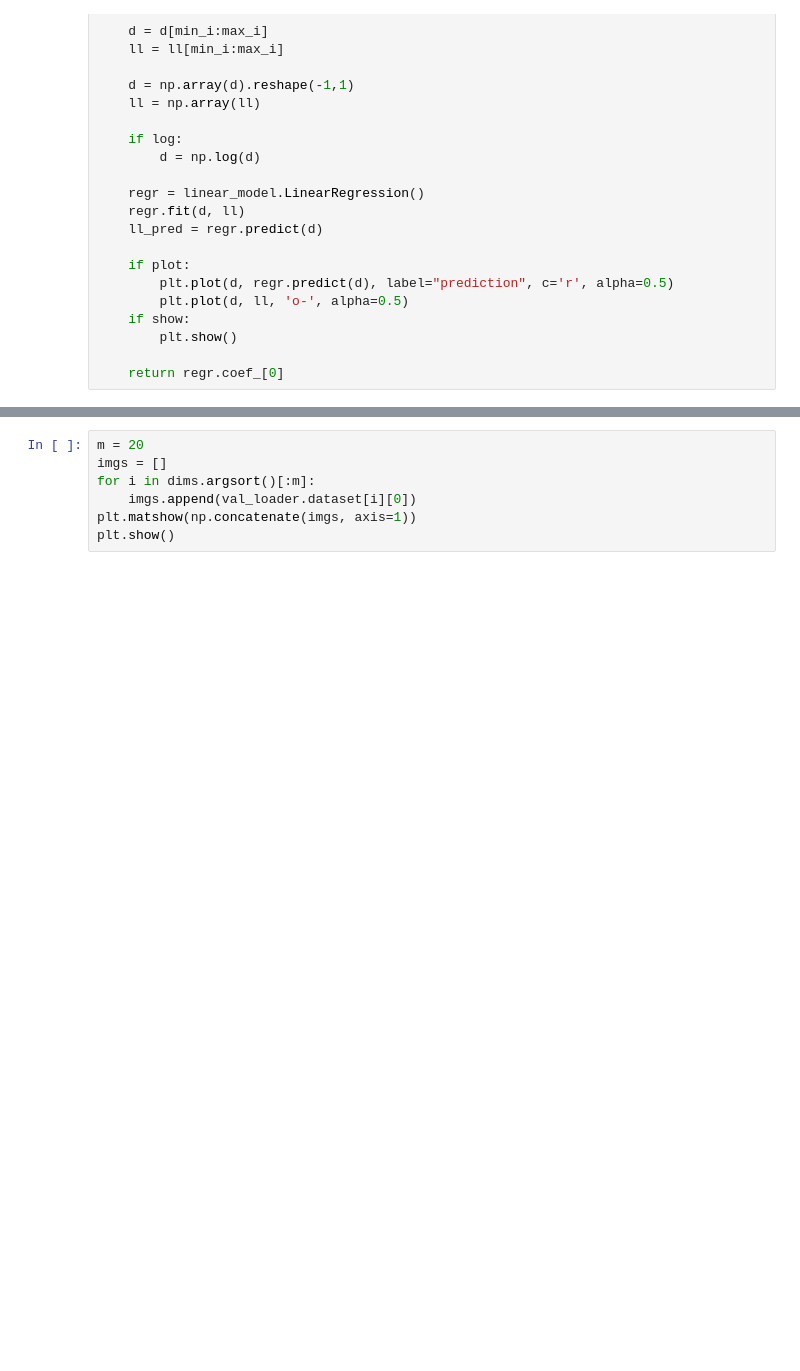
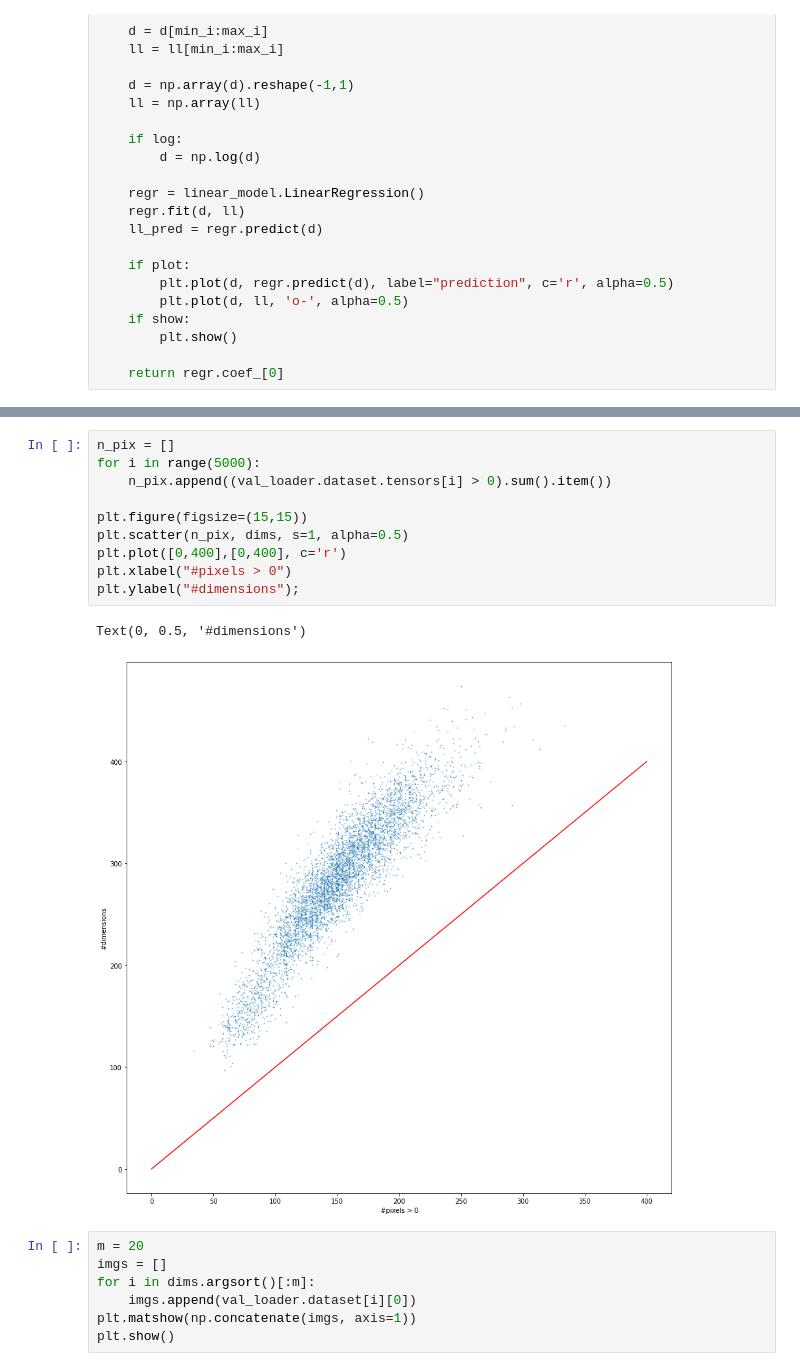
Before and after one commit to rosinality/glow-pytorch, a Jupyter notebook: notebooks/coeff.ipynb, the cells around one changed output, grey strips where cells are left out. Saved outputs shown, nothing was run; the diff lists cells and outputs as text; blank space fills up the shorter version.

```diff
--- a/notebooks/coeff.ipynb
+++ b/notebooks/coeff.ipynb
@@ -142,3 +142,16 @@ plt.show()
+# %%
+n_pix = []
+for i in range(5000):
+    n_pix.append((val_loader.dataset.tensors[i] > 0).sum().item())
+
+plt.figure(figsize=(15,15))
+plt.scatter(n_pix, dims, s=1, alpha=0.5)
+plt.plot([0,400],[0,400], c='r')
+plt.xlabel("#pixels > 0")
+plt.ylabel("#dimensions");
+# %% [output]
+Text(0, 0.5, '#dimensions')
+[figure, added]
 # %%
 m = 20
 imgs = []
```
Also changed, not shown: parts of 4 cells of this notebook, 2 other files.
